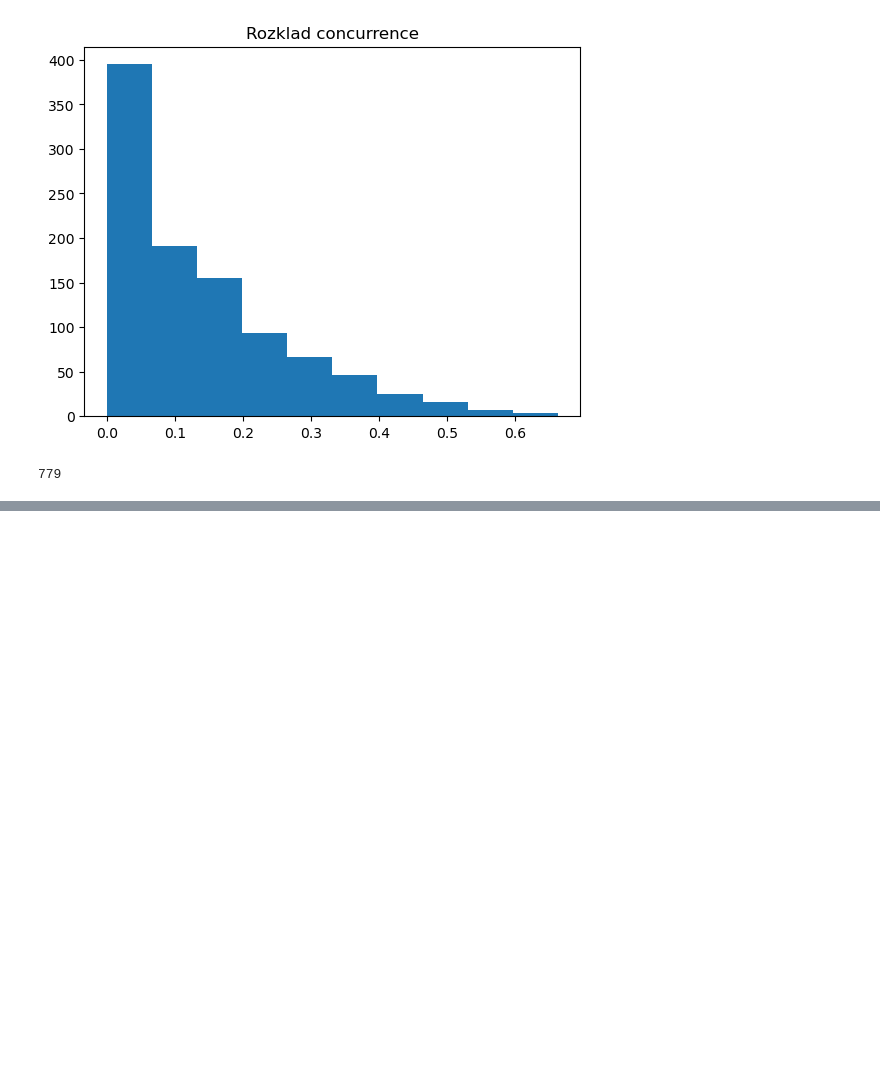
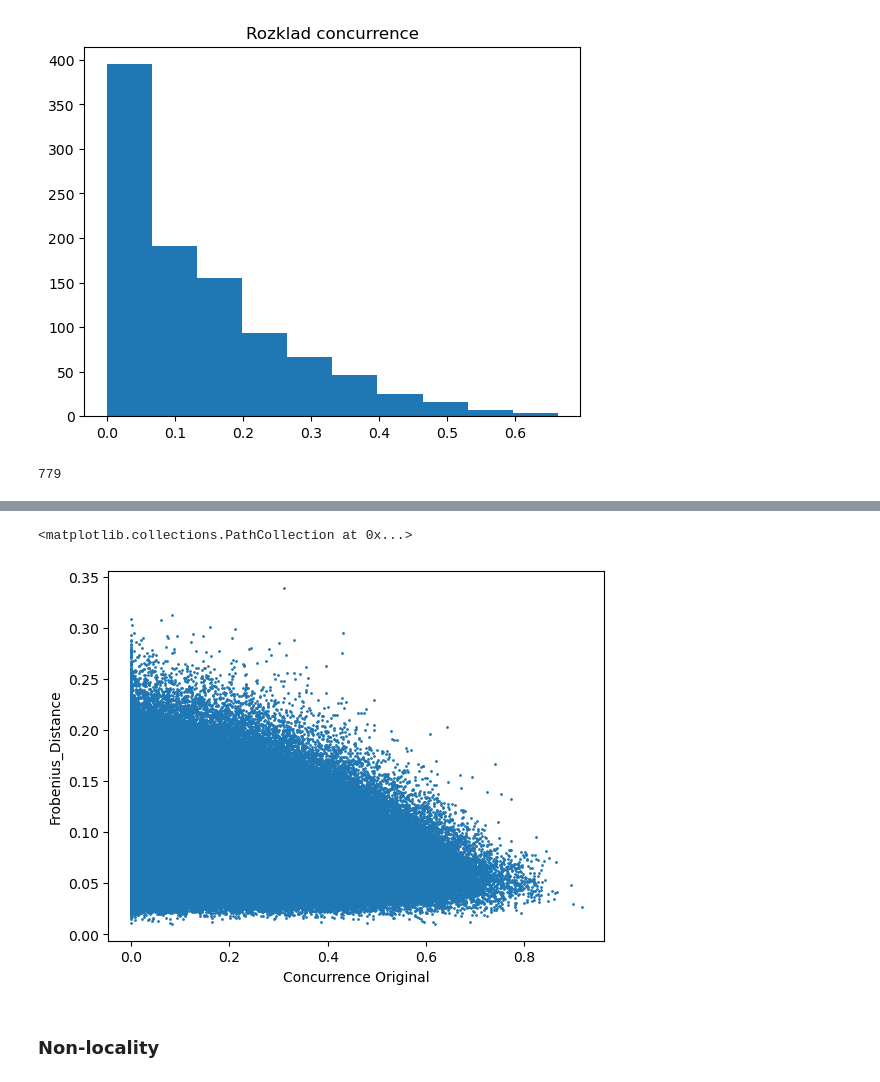
Before and after one commit to jkwiecien765/WernerTomography2, a Jupyter notebook: werner.ipynb, the cells around one changed output, grey strips where cells are left out. Saved outputs shown, nothing was run; the diff lists cells and outputs as text; code cells hidden in the pictures; blank space fills up the shorter version.

```diff
--- a/werner.ipynb
+++ b/werner.ipynb
@@ -686,0 +685,9 @@ plt.scatter(df['Measures', 'Distance'], conc_diff, s=5)
+# %%
+plt.ylabel('Frobenius_Distance')
+plt.xlabel('Concurrence Original')
+plt.scatter(alldata.Measures.ConcurrenceOriginal, alldata.Measures.Distance, s=1)
+# %% [output]
+<matplotlib.collections.PathCollection at 0x...>
+[figure, added]
+# %% [markdown]
+### Non-locality
```
Also changed, not shown: parts of 42 cells of this notebook, 12 other files.
